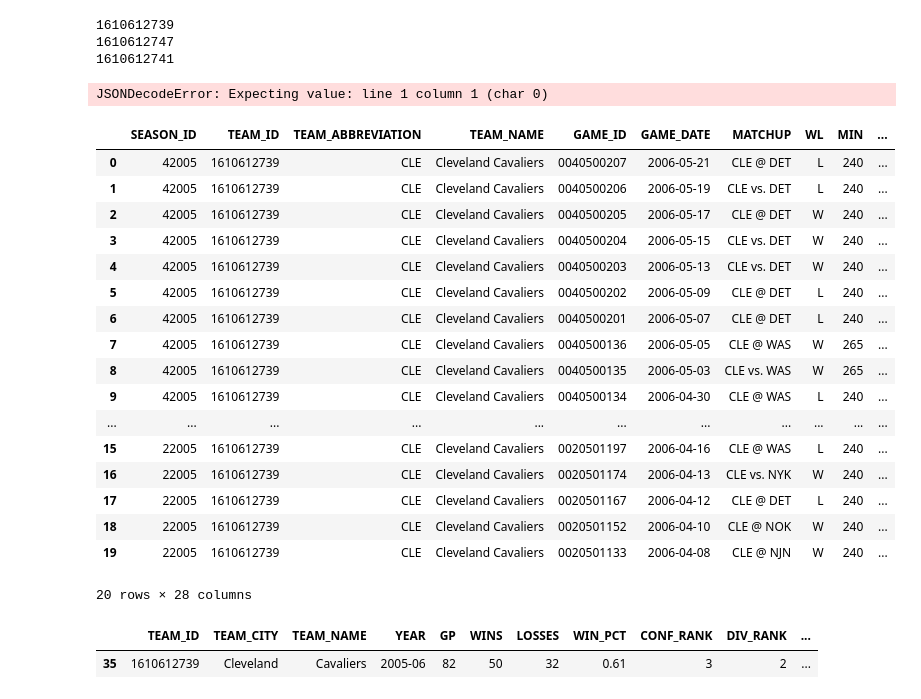
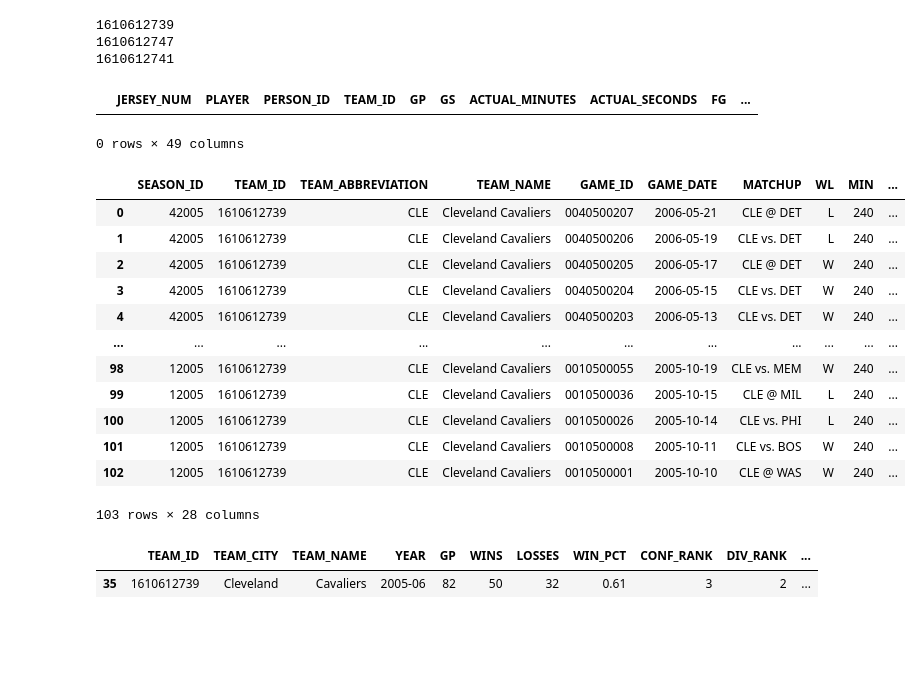
Before and after one commit to Patrick-Holyoake/Group-Project-1, a Jupyter notebook: Group_Project.ipynb, the cells around one changed output. Drawn from its saved outputs; the diff is of its cells as text; code cells hidden in the pictures; blank space fills up the shorter version.

```diff
--- a/Group_Project.ipynb
+++ b/Group_Project.ipynb
@@ -266,33 +266,29 @@ from nba_api.stats.endpoints import leaguegamefinder
 cle_games = leaguegamefinder.LeagueGameFinder(team_id_nullable=cle["id"], season_nullable= '2005-06').get_data_frames()[0]
 
 
-cle_05_06 = cumestatsteam.CumeStatsTeam(team_id="1610612739", season = "22005", game_ids = '0020501174').get_data_frames()[0]
+cle_05_06 = cumestatsteam.CumeStatsTeam(team_id=1610612739, game_ids = '0010500008').get_data_frames()[0]
 #lak_05_06 = cumestatsteam.CumeStatsTeam(team_id="1610612747")
 #chi_86_87 = cumestatsteam.CumeStatsTeam(team_id="1610612741")
 cle_05_06
 # %% [output]
+|  | JERSEY_NUM | PLAYER | PERSON_ID | TEAM_ID | GP | GS | ACTUAL_MINUTES | ACTUAL_SECONDS | FG | ... |
-JSONDecodeError: Expecting value: line 1 column 1 (char 0)
+0 rows × 49 columns
 # %%
-cle_games.head(20)
+cle_games
 # %% [output]
 |  | SEASON_ID | TEAM_ID | TEAM_ABBREVIATION | TEAM_NAME | GAME_ID | GAME_DATE | MATCHUP | WL | MIN | ... |
 | 0 | 42005 | 1610612739 | CLE | Cleveland Cavaliers | 0040500207 | 2006-05-21 | CLE @ DET | L | 240 | ... |
 | 1 | 42005 | 1610612739 | CLE | Cleveland Cavaliers | 0040500206 | 2006-05-19 | CLE vs. DET | L | 240 | ... |
 | 2 | 42005 | 1610612739 | CLE | Cleveland Cavaliers | 0040500205 | 2006-05-17 | CLE @ DET | W | 240 | ... |
 | 3 | 42005 | 1610612739 | CLE | Cleveland Cavaliers | 0040500204 | 2006-05-15 | CLE vs. DET | W | 240 | ... |
 | 4 | 42005 | 1610612739 | CLE | Cleveland Cavaliers | 0040500203 | 2006-05-13 | CLE vs. DET | W | 240 | ... |
-| 5 | 42005 | 1610612739 | CLE | Cleveland Cavaliers | 0040500202 | 2006-05-09 | CLE @ DET | L | 240 | ... |
-| 6 | 42005 | 1610612739 | CLE | Cleveland Cavaliers | 0040500201 | 2006-05-07 | CLE @ DET | L | 240 | ... |
-| 7 | 42005 | 1610612739 | CLE | Cleveland Cavaliers | 0040500136 | 2006-05-05 | CLE @ WAS | W | 265 | ... |
-| 8 | 42005 | 1610612739 | CLE | Cleveland Cavaliers | 0040500135 | 2006-05-03 | CLE vs. WAS | W | 265 | ... |
-| 9 | 42005 | 1610612739 | CLE | Cleveland Cavaliers | 0040500134 | 2006-04-30 | CLE @ WAS | L | 240 | ... |
 | ... | ... | ... | ... | ... | ... | ... | ... | ... | ... | ... |
-| 15 | 22005 | 1610612739 | CLE | Cleveland Cavaliers | 0020501197 | 2006-04-16 | CLE @ WAS | L | 240 | ... |
-| 16 | 22005 | 1610612739 | CLE | Cleveland Cavaliers | 0020501174 | 2006-04-13 | CLE vs. NYK | W | 240 | ... |
-| 17 | 22005 | 1610612739 | CLE | Cleveland Cavaliers | 0020501167 | 2006-04-12 | CLE @ DET | L | 240 | ... |
-| 18 | 22005 | 1610612739 | CLE | Cleveland Cavaliers | 0020501152 | 2006-04-10 | CLE @ NOK | W | 240 | ... |
-| 19 | 22005 | 1610612739 | CLE | Cleveland Cavaliers | 0020501133 | 2006-04-08 | CLE @ NJN | W | 240 | ... |
+| 98 | 12005 | 1610612739 | CLE | Cleveland Cavaliers | 0010500055 | 2005-10-19 | CLE vs. MEM | W | 240 | ... |
+| 99 | 12005 | 1610612739 | CLE | Cleveland Cavaliers | 0010500036 | 2005-10-15 | CLE @ MIL | L | 240 | ... |
+| 100 | 12005 | 1610612739 | CLE | Cleveland Cavaliers | 0010500026 | 2005-10-14 | CLE vs. PHI | L | 240 | ... |
+| 101 | 12005 | 1610612739 | CLE | Cleveland Cavaliers | 0010500008 | 2005-10-11 | CLE vs. BOS | W | 240 | ... |
+| 102 | 12005 | 1610612739 | CLE | Cleveland Cavaliers | 0010500001 | 2005-10-10 | CLE @ WAS | W | 240 | ... |
-20 rows × 28 columns
+103 rows × 28 columns
 # %%
 from nba_api.stats.endpoints import teamyearbyyearstats
 cle_teamyear_df = teamyearbyyearstats.TeamYearByYearStats(team_id = 1610612739)
```
Also changed, not shown: parts of 10 cells of this notebook.
